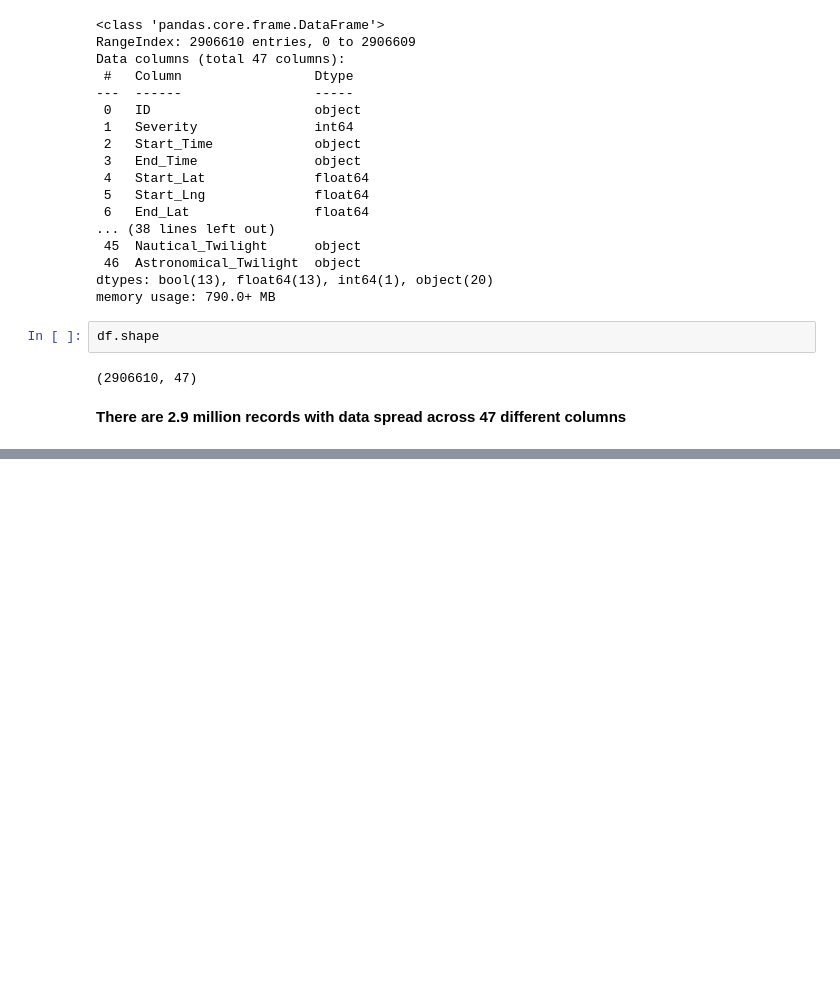
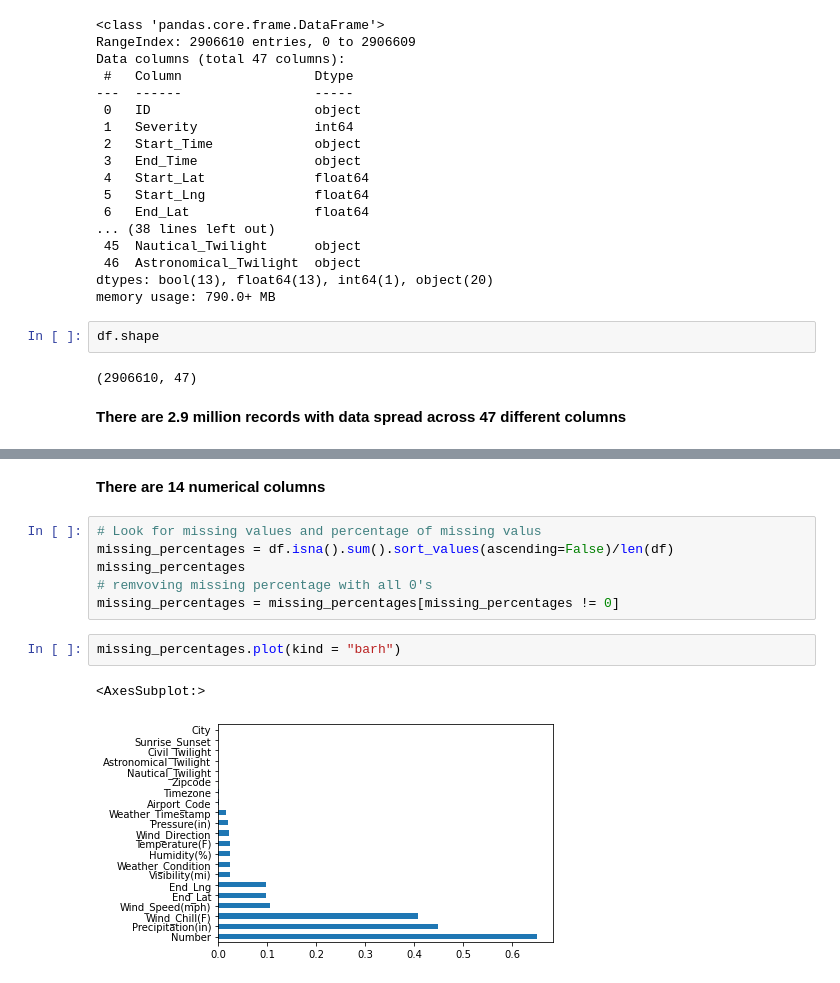
Before and after one commit to Harshit-Chaturvedi/us_accidents_analysis, a Jupyter notebook: us-accidents-analysis.ipynb, the cells around one changed output, grey strips where cells are left out. Cells and saved outputs as stored; diff of their text form; blank space fills up the shorter version.

```diff
--- a/us-accidents-analysis.ipynb
+++ b/us-accidents-analysis.ipynb
@@ -75,0 +92,13 @@ df.describe()
+# %% [markdown]
+**There are 14 numerical columns**
+# %%
+# Look for missing values and percentage of missing valus
+missing_percentages = df.isna().sum().sort_values(ascending=False)/len(df)
+missing_percentages
+# remvoving missing percentage with all 0's
+missing_percentages = missing_percentages[missing_percentages != 0]
+# %%
+missing_percentages.plot(kind = "barh")
+# %% [output]
+<AxesSubplot:>
+[figure, added]
```
Also changed, not shown: parts of 6 cells of this notebook.
